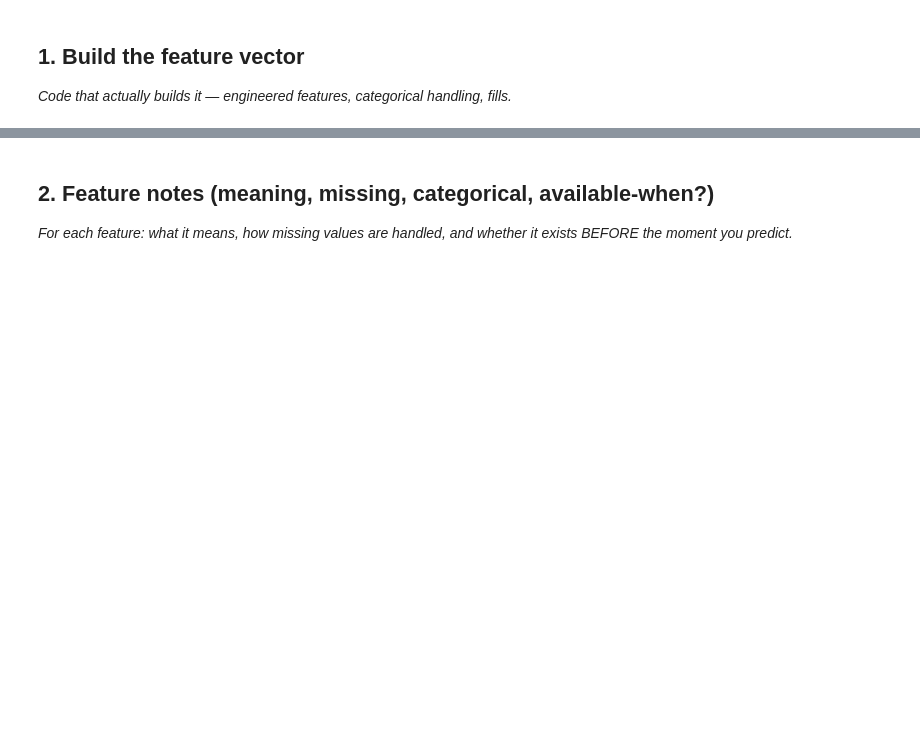
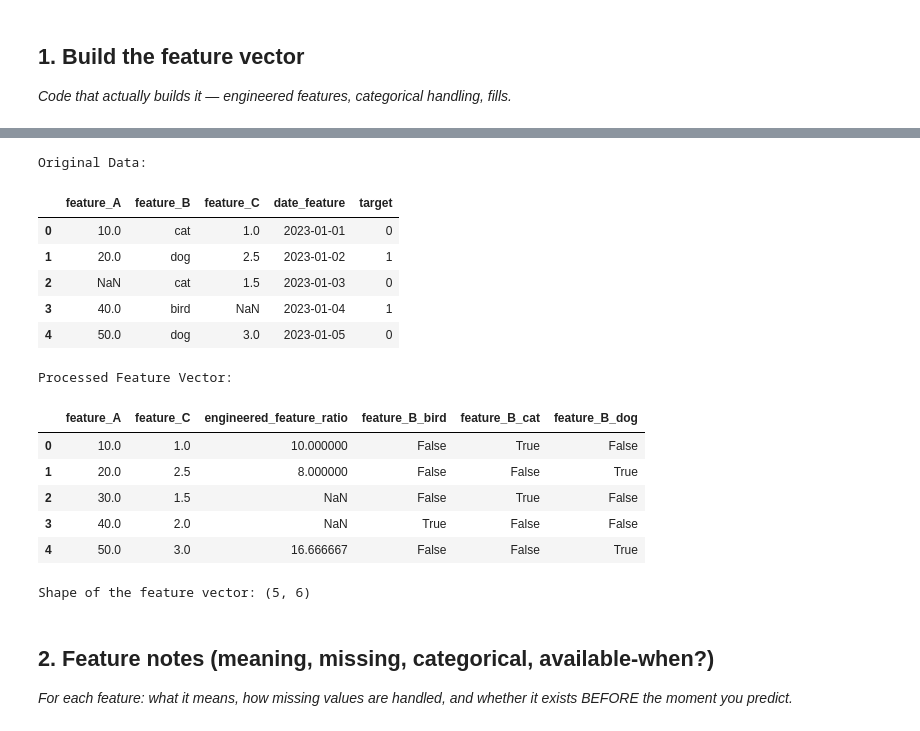
Before and after one commit to Mowleen12/flyrank-ml-project-1, a Jupyter notebook: work/notebooks/w03_feature_leakage_check.ipynb, the cells around one changed output, grey strips where cells are left out. Saved outputs shown, nothing was run; the diff lists cells and outputs as text; code cells hidden in the pictures; blank space fills up the shorter version.

```diff
--- a/work/notebooks/w03_feature_leakage_check.ipynb
+++ b/work/notebooks/w03_feature_leakage_check.ipynb
@@ -16,3 +25,59 @@ This skeleton is yours to fill. Work the sections **in order** — each one has
+# %%
+# Placeholder for feature vector building code
+
+import pandas as pd
+import numpy as np
+
+# Assume 'raw_data_df' is your initial DataFrame loaded from somewhere
+# For demonstration, let's create a dummy DataFrame
+raw_data_df = pd.DataFrame({
+    'feature_A': [10, 20, np.nan, 40, 50],
+    'feature_B': ['cat', 'dog', 'cat', 'bird', 'dog'],
+    'feature_C': [1.0, 2.5, 1.5, np.nan, 3.0],
+    'date_feature': pd.to_datetime(['2023-01-01', '2023-01-02', '2023-01-03', '2023-01-04', '2023-01-05']),
+    'target': [0, 1, 0, 1, 0]
+})
+
+print("Original Data:")
+display(raw_data_df.head())
+
+# 1. Feature Engineering (Example: create a ratio feature)
+feature_df = raw_data_df.copy()
+feature_df['engineered_feature_ratio'] = feature_df['feature_A'] / feature_df['feature_C']
+
+# 2. Handling Missing Values (Example: impute mean for numerical, mode for categorical)
+feature_df['feature_A'] = feature_df['feature_A'].fillna(feature_df['feature_A'].mean())
+feature_df['feature_C'] = feature_df['feature_C'].fillna(feature_df['feature_C'].mean())
+
+# 3. Categorical Encoding (Example: One-Hot Encoding for 'feature_B')
+feature_df = pd.get_dummies(feature_df, columns=['feature_B'], prefix='feature_B')
+
+# 4. Drop original date feature if not used directly as numerical
+feature_df = feature_df.drop(columns=['date_feature'])
+
+# The final feature vector (excluding the target for now)
+feature_vector = feature_df.drop(columns=['target'])
+
+print("\nProcessed Feature Vector:")
+display(feature_vector.head())
+
+print("\nShape of the feature vector:", feature_vector.shape)
+# %% [output]
+Original Data:
+|  | feature_A | feature_B | feature_C | date_feature | target |
+| 0 | 10.0 | cat | 1.0 | 2023-01-01 | 0 |
+| 1 | 20.0 | dog | 2.5 | 2023-01-02 | 1 |
+| 2 | NaN | cat | 1.5 | 2023-01-03 | 0 |
+| 3 | 40.0 | bird | NaN | 2023-01-04 | 1 |
+| 4 | 50.0 | dog | 3.0 | 2023-01-05 | 0 |
+Processed Feature Vector:
+|  | feature_A | feature_C | engineered_feature_ratio | feature_B_bird | feature_B_cat | feature_B_dog |
+| 0 | 10.0 | 1.0 | 10.000000 | False | True | False |
+| 1 | 20.0 | 2.5 | 8.000000 | False | False | True |
+| 2 | 30.0 | 1.5 | NaN | False | True | False |
+| 3 | 40.0 | 2.0 | NaN | True | False | False |
+| 4 | 50.0 | 3.0 | 16.666667 | False | False | True |
+Shape of the feature vector: (5, 6)
 # %% [markdown]
 ## 2. Feature notes (meaning, missing, categorical, available-when?)
 
```
Also changed, not shown: parts of 12 cells of this notebook.
